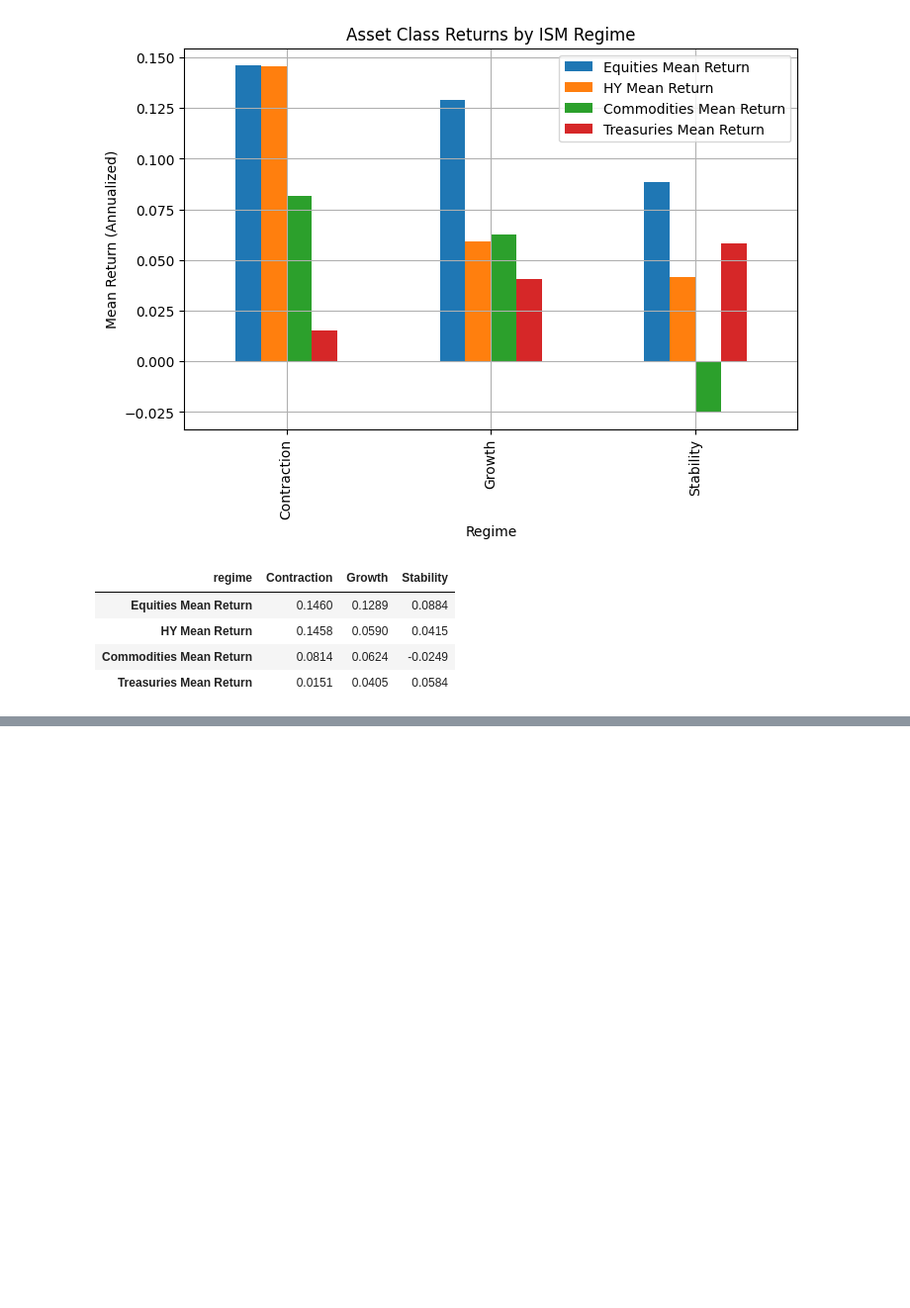
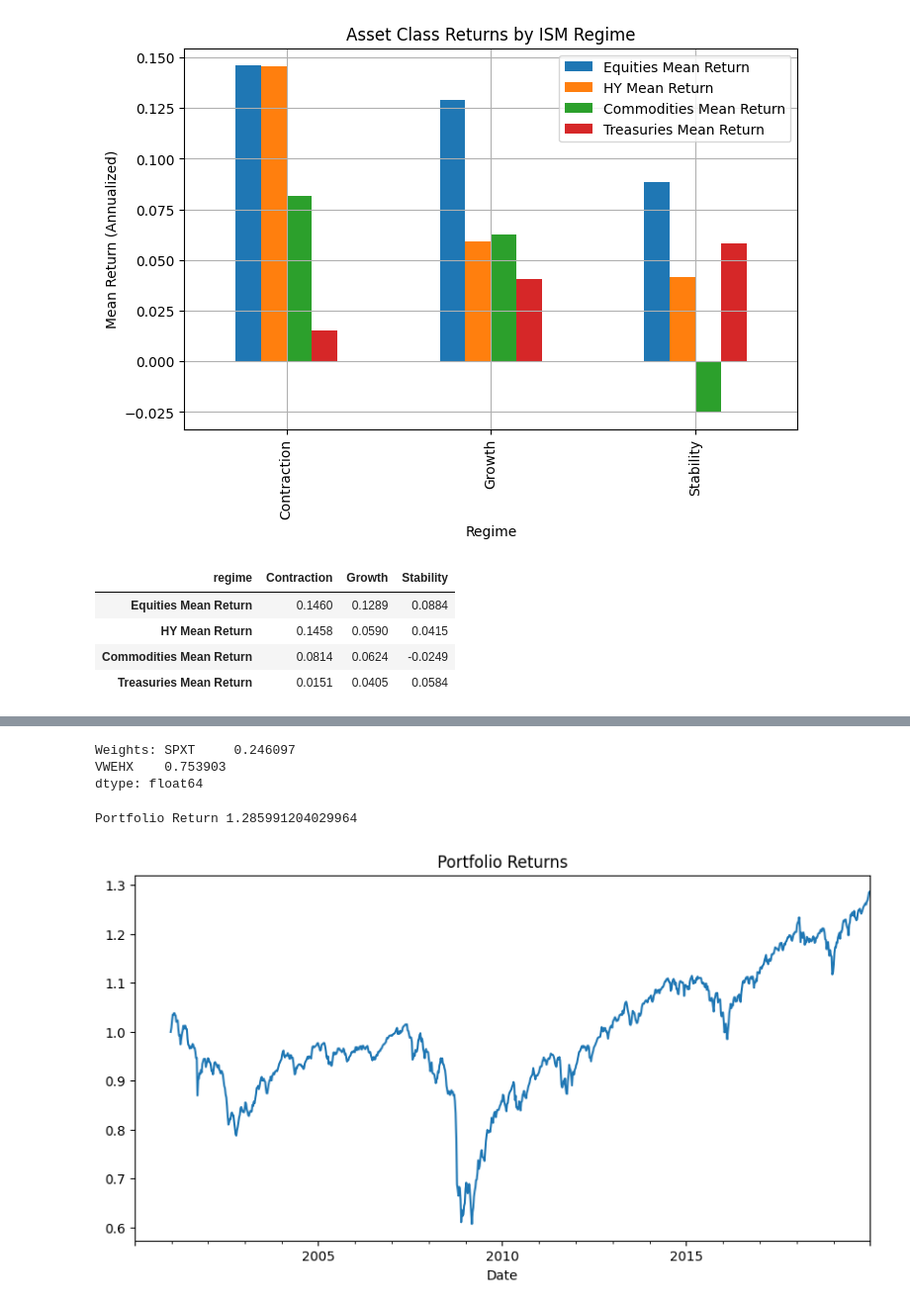
Before and after one commit to Kunj121/MacroFinance_HW2, a Jupyter notebook: ps2_all_parts.ipynb, the cells around one changed output, grey strips where cells are left out. Shown at 99% size. Saved outputs shown, nothing was run; the diff lists cells and outputs as text; code cells hidden in the pictures; blank space fills up the shorter version.

```diff
--- a/ps2_all_parts.ipynb
+++ b/ps2_all_parts.ipynb
@@ -719,0 +855,13 @@ round(mean_returns.T, 4)
+# %%
+print(f"Weights: {weights.mean()}")
+# %% [output]
+Weights: SPXT     0.246097
+VWEHX    0.753903
+dtype: float64
+# %%
+print(f"Portfolio Return {port_return.values[-1]}")
+port_return.plot(figsize=(10, 5), title = 'Portfolio Returns')
+plt.show()
+# %% [output]
+Portfolio Return 1.285991204029964
+[figure, added]
```
Also changed, not shown: parts of 27 cells of this notebook.
